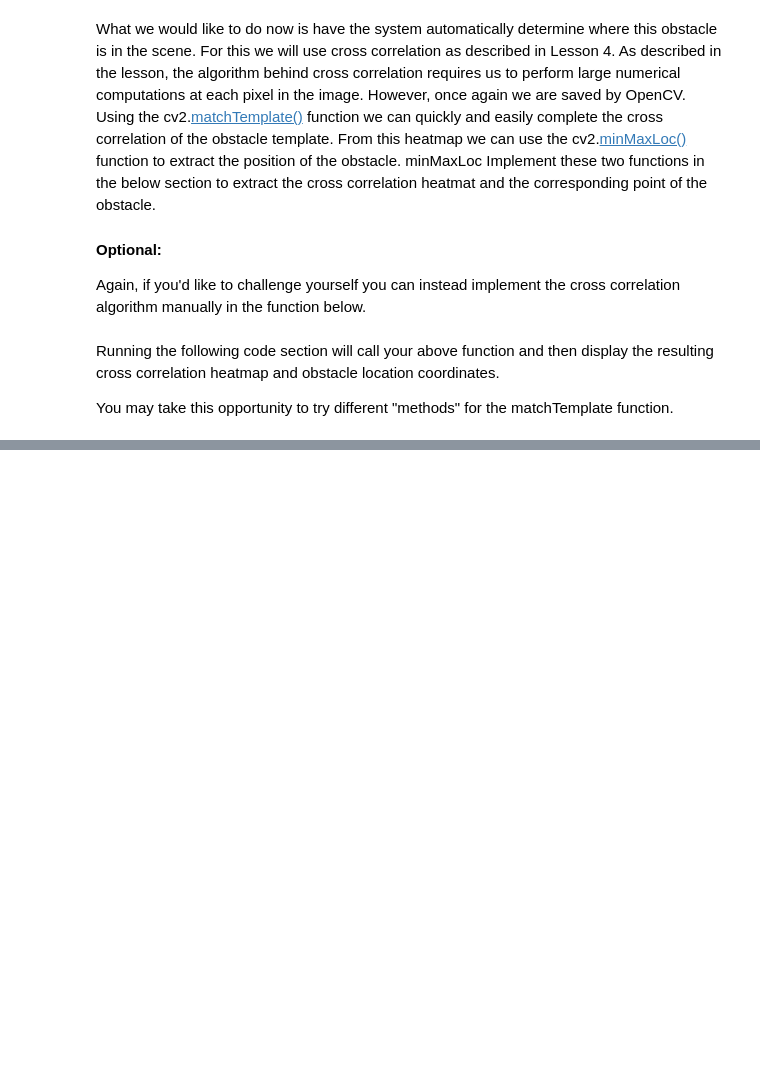
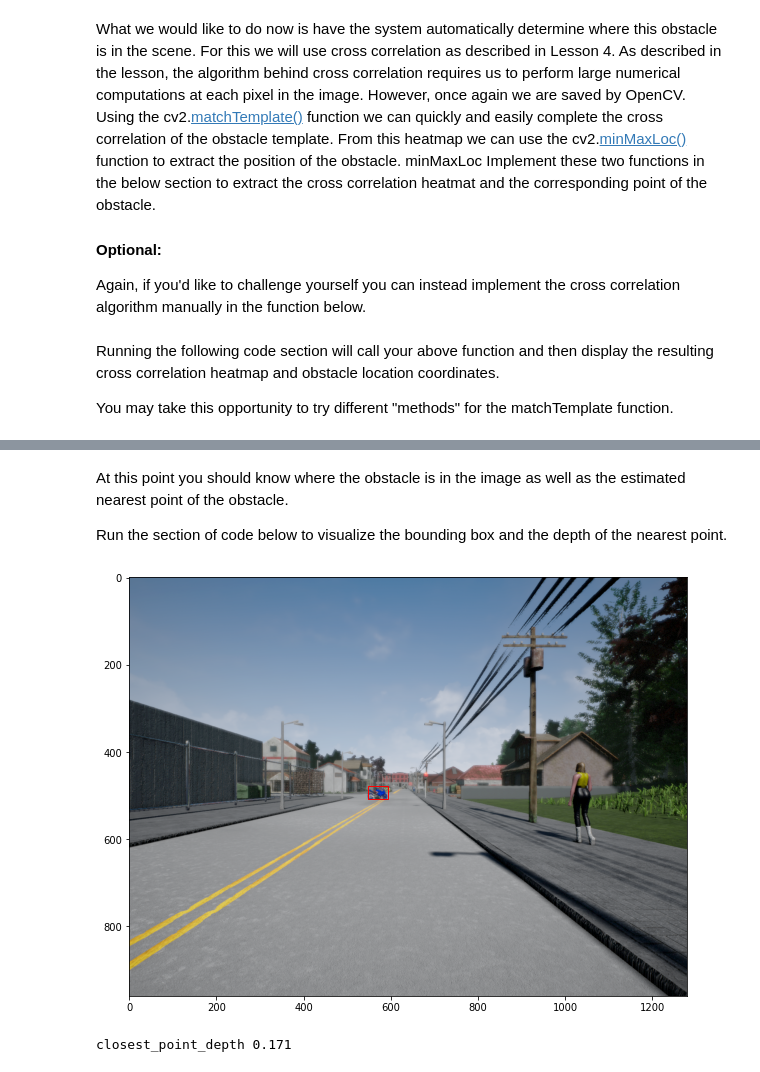
Before and after one commit to smitsparsh/SelfDrivingCar, a Jupyter notebook: Course 3 Visual Perception for Self-Driving Cars/Week 1/Practice Module 1.ipynb, the cells around one changed output, grey strips where cells are left out. Drawn from its saved outputs; the diff is of its cells as text; code cells hidden in the pictures; blank space fills up the shorter version.

```diff
--- a/Course 3 Visual Perception for Self-Driving Cars/Week 1/Practice Module 1.ipynb
+++ b/Course 3 Visual Perception for Self-Driving Cars/Week 1/Practice Module 1.ipynb
@@ -283,0 +341,41 @@ You may take this opportunity to try different "methods" for the matchTemplate f
+# %%
+def calculate_nearest_point(depth_map, obstacle_location, obstacle_img):
+
+    ### START CODE HERE ###
+    obstacle_width = obstacle_img.shape[0]
+    obstacle_height = obstacle_img.shape[1]
+    obstacle_min_x_pos = obstacle_location[1]
+    obstacle_max_x_pos = obstacle_location[1] + obstacle_width
+    obstacle_min_y_pos = obstacle_location[0]
+    obstacle_max_y_pos = obstacle_location[0] + obstacle_height
+
+    # Get the depth of the pixels within the bounds of the obstacle image, find the closest point in this rectangle
+    obstacle_depth = depth_map_left[obstacle_min_x_pos:obstacle_max_x_pos, obstacle_min_y_pos:obstacle_max_y_pos]
+    closest_point_depth = obstacle_depth.min()
+
+    ### END CODE HERE ###
+
+    # Create the obstacle bounding box
+    obstacle_bbox = patches.Rectangle((obstacle_min_y_pos, obstacle_min_x_pos), obstacle_height, obstacle_width,
+                                 linewidth=1, edgecolor='r', facecolor='none')
+
+    return closest_point_depth, obstacle_bbox
+# %% [markdown]
+At this point you should know where the obstacle is in the image as well as the estimated nearest point of the obstacle.
+
+Run the section of code below to visualize the bounding box and the depth of the nearest point.
+# %%
+# Use the developed nearest point function to get the closest point depth and obstacle bounding box
+closest_point_depth, obstacle_bbox = calculate_nearest_point(depth_map_left, obstacle_location, obstacle_image)
+
+# Display the image with the bounding box displayed
+fig, ax = plt.subplots(1, figsize=(10, 10))
+ax.imshow(img_left)
+ax.add_patch(obstacle_bbox)
+plt.show()
+
+# Print the depth of the nearest point
+print("closest_point_depth {0:0.3f}".format(closest_point_depth))
+# %% [output]
+[figure, added]
+closest_point_depth 0.171
```
Also changed, not shown: parts of 10 cells of this notebook.
